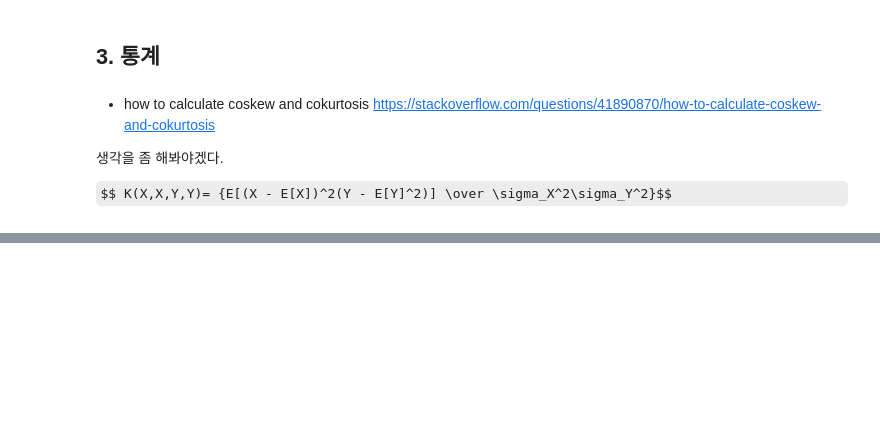
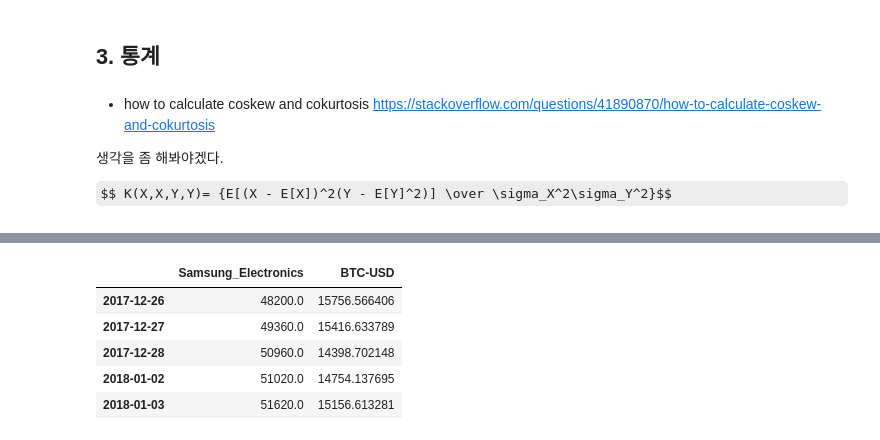
Before and after one commit to kooBH/FinanceServer, a Jupyter notebook: Doc.ipynb, the cells around one changed output, grey strips where cells are left out. Cells and saved outputs as stored; diff of their text form; code cells hidden in the pictures; some formulas as TeX source; blank space fills up the shorter version.

```diff
--- a/Doc.ipynb
+++ b/Doc.ipynb
@@ -77,0 +146,12 @@ t_data.kurt()
+# %%
+new_df = pd.concat([ols_df1, ols_df2], axis=1, sort=False)
+new_df = new_df.dropna()
+new_df = new_df[-240:]
+new_df.head()
+# %% [output]
+|  | Samsung_Electronics | BTC-USD |
+| 2017-12-26 | 48200.0 | 15756.566406 |
+| 2017-12-27 | 49360.0 | 15416.633789 |
+| 2017-12-28 | 50960.0 | 14398.702148 |
+| 2018-01-02 | 51020.0 | 14754.137695 |
+| 2018-01-03 | 51620.0 | 15156.613281 |
```
Also changed, not shown: parts of 14 cells of this notebook, 1 other file.
